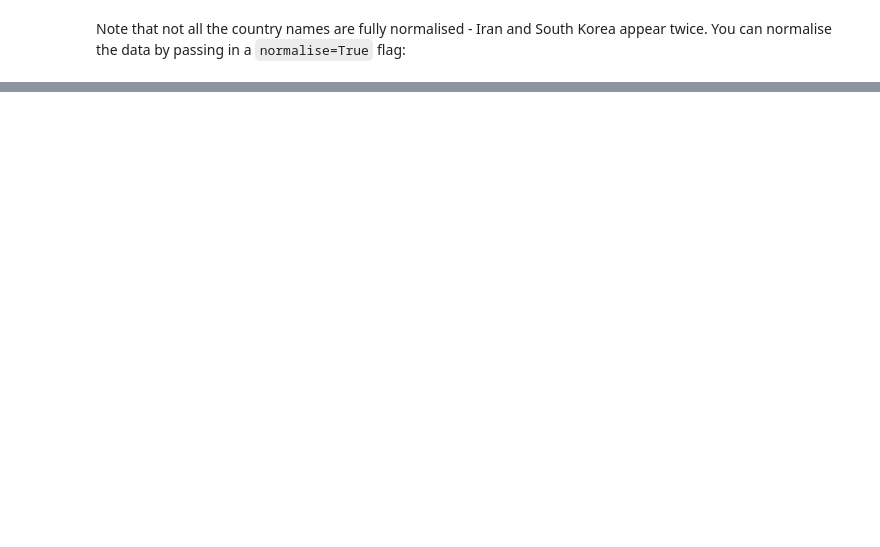
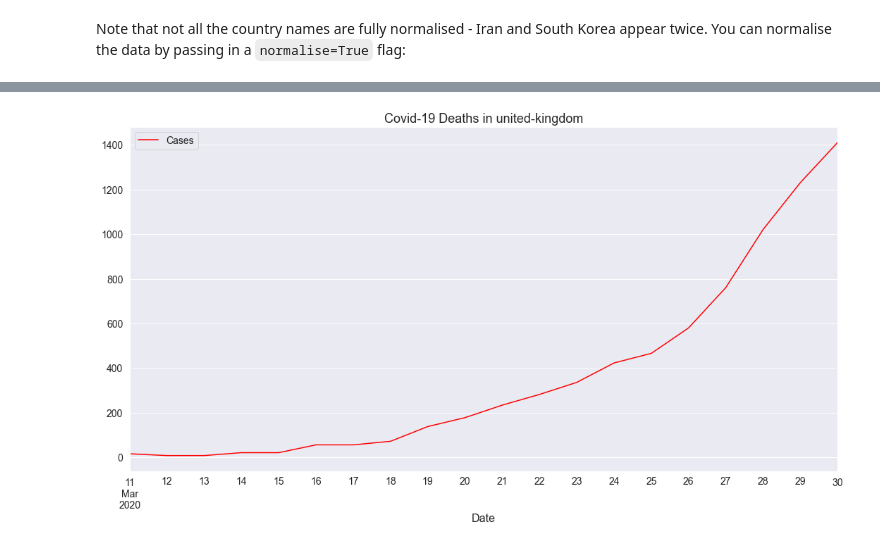
Before and after one commit to malminhas/covid, a Jupyter notebook: index.ipynb, the cells around one changed output, grey strips where cells are left out. Drawn from its saved outputs; the diff is of its cells as text; code cells hidden in the pictures; blank space fills up the shorter version.

```diff
--- a/index.ipynb
+++ b/index.ipynb
@@ -123,0 +124,4 @@ plotCategoryByCountry('Deaths', 'us', color='r')
+# %%
+plotCategoryByCountryFromAPI('Deaths', 'united-kingdom', color='red', visualisation='altair')
+plotCategoryByCountryFromAPI('Deaths', 'united-kingdom', color='red')
+# %% [output]
@@ -123,0 +129 @@ plotCategoryByCountry('Deaths', 'us', color='r')
+[figure, added]
```
Also changed, not shown: parts of 18 cells of this notebook, 16 other files.
